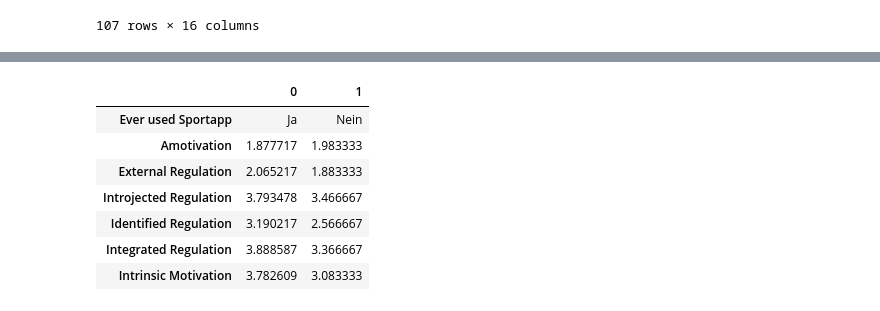
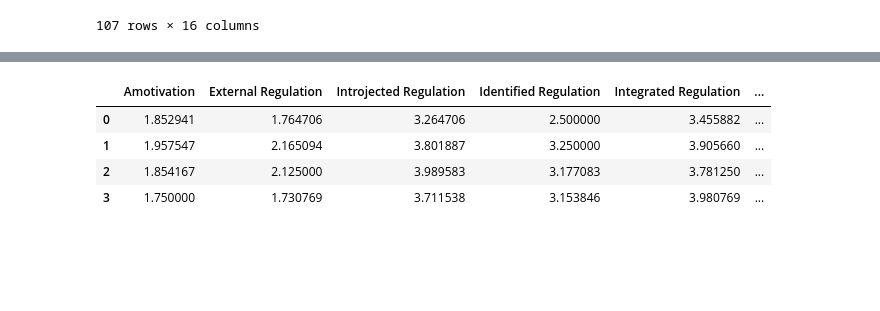
Before and after one commit to leaambrosius/emse, a Jupyter notebook: evaluation_lambrosi.ipynb, the cells around one changed output, grey strips where cells are left out. Cells and saved outputs as stored; diff of their text form; code cells hidden in the pictures; blank space fills up the shorter version.

Commit message:
type of motivation - > using sports apps

```diff
--- a/evaluation_lambrosi.ipynb
+++ b/evaluation_lambrosi.ipynb
@@ -67,14 +62,10 @@ meandata
 # %%
-meandata = data.groupby('Ever used Sportapp',as_index=False)['Amotivation','External Regulation','Introjected Regulation','Identified Regulation','Integrated Regulation','Intrinsic Motivation'].mean()
-meandata= meandata.transpose()
-
+meandata = data.groupby('Frequency Sportapp',as_index=False)['Amotivation','External Regulation','Introjected Regulation','Identified Regulation','Integrated Regulation','Intrinsic Motivation'].mean()
+meandata = meandata[meandata.columns[1:]]
 meandata
 # %% [output]
-|  | 0 | 1 |
-| Ever used Sportapp | Ja | Nein |
-| Amotivation | 1.877717 | 1.983333 |
-| External Regulation | 2.065217 | 1.883333 |
-| Introjected Regulation | 3.793478 | 3.466667 |
-| Identified Regulation | 3.190217 | 2.566667 |
-| Integrated Regulation | 3.888587 | 3.366667 |
-| Intrinsic Motivation | 3.782609 | 3.083333 |
+|  | Amotivation | External Regulation | Introjected Regulation | Identified Regulation | Integrated Regulation | ... |
+| 0 | 1.852941 | 1.764706 | 3.264706 | 2.500000 | 3.455882 | ... |
+| 1 | 1.957547 | 2.165094 | 3.801887 | 3.250000 | 3.905660 | ... |
+| 2 | 1.854167 | 2.125000 | 3.989583 | 3.177083 | 3.781250 | ... |
+| 3 | 1.750000 | 1.730769 | 3.711538 | 3.153846 | 3.980769 | ... |
```
Also changed, not shown: parts of 6 cells of this notebook.
